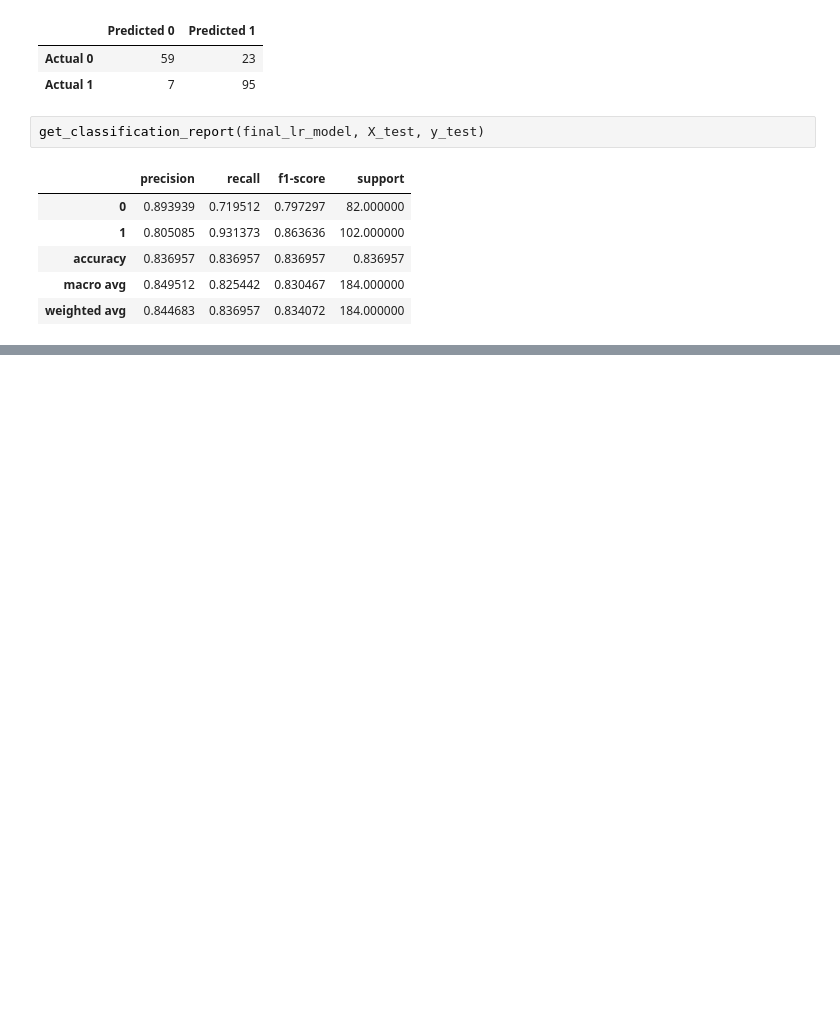
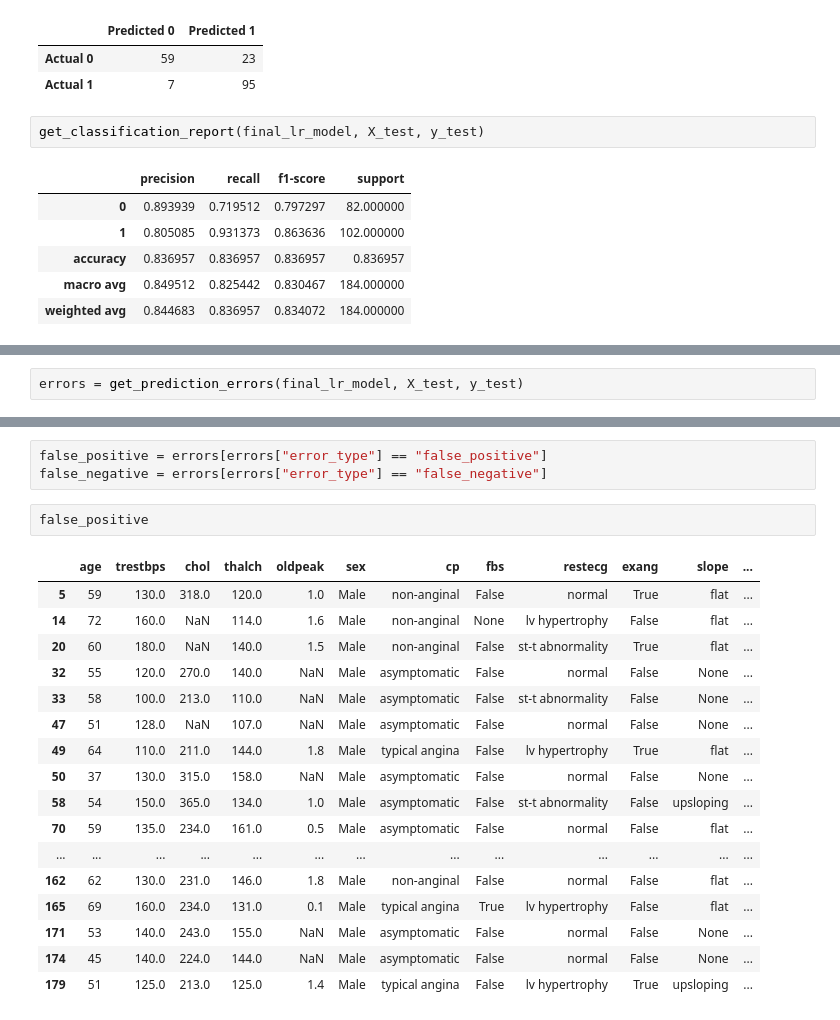
Before and after one commit to muhammadraditya28r/uci-heart-disease-ml, a Jupyter notebook: notebooks/04_model_evaluation.ipynb, the cells around one changed output, grey strips where cells are left out. Cells and saved outputs as stored; diff of their text form; blank space fills up the shorter version.

Commit message:
feat: add errors predictions for error analysis

```diff
--- a/notebooks/04_model_evaluation.ipynb
+++ b/notebooks/04_model_evaluation.ipynb
@@ -64,0 +58,2 @@ get_feature_coefficients(final_lr_model)
+# %%
+errors = get_prediction_errors(final_lr_model, X_test, y_test)
@@ -64,0 +68,23 @@ get_feature_coefficients(final_lr_model)
+# %%
+false_positive = errors[errors["error_type"] == "false_positive"]
+false_negative = errors[errors["error_type"] == "false_negative"]
+# %%
+false_positive
+# %% [output]
+|  | age | trestbps | chol | thalch | oldpeak | sex | cp | fbs | restecg | exang | slope | ... |
+| 5 | 59 | 130.0 | 318.0 | 120.0 | 1.0 | Male | non-anginal | False | normal | True | flat | ... |
+| 14 | 72 | 160.0 | NaN | 114.0 | 1.6 | Male | non-anginal | None | lv hypertrophy | False | flat | ... |
+| 20 | 60 | 180.0 | NaN | 140.0 | 1.5 | Male | non-anginal | False | st-t abnormality | True | flat | ... |
+| 32 | 55 | 120.0 | 270.0 | 140.0 | NaN | Male | asymptomatic | False | normal | False | None | ... |
+| 33 | 58 | 100.0 | 213.0 | 110.0 | NaN | Male | asymptomatic | False | st-t abnormality | False | None | ... |
+| 47 | 51 | 128.0 | NaN | 107.0 | NaN | Male | asymptomatic | False | normal | False | None | ... |
+| 49 | 64 | 110.0 | 211.0 | 144.0 | 1.8 | Male | typical angina | False | lv hypertrophy | True | flat | ... |
+| 50 | 37 | 130.0 | 315.0 | 158.0 | NaN | Male | asymptomatic | False | normal | False | None | ... |
+| 58 | 54 | 150.0 | 365.0 | 134.0 | 1.0 | Male | asymptomatic | False | st-t abnormality | False | upsloping | ... |
+| 70 | 59 | 135.0 | 234.0 | 161.0 | 0.5 | Male | asymptomatic | False | normal | False | flat | ... |
+| ... | ... | ... | ... | ... | ... | ... | ... | ... | ... | ... | ... | ... |
+| 162 | 62 | 130.0 | 231.0 | 146.0 | 1.8 | Male | non-anginal | False | normal | False | flat | ... |
+| 165 | 69 | 160.0 | 234.0 | 131.0 | 0.1 | Male | typical angina | True | lv hypertrophy | False | flat | ... |
+| 171 | 53 | 140.0 | 243.0 | 155.0 | NaN | Male | asymptomatic | False | normal | False | None | ... |
+| 174 | 45 | 140.0 | 224.0 | 144.0 | NaN | Male | asymptomatic | False | normal | False | None | ... |
+| 179 | 51 | 125.0 | 213.0 | 125.0 | 1.4 | Male | typical angina | False | lv hypertrophy | True | upsloping | ... |
```
Also changed, not shown: parts of 6 cells of this notebook, 1 other file.
